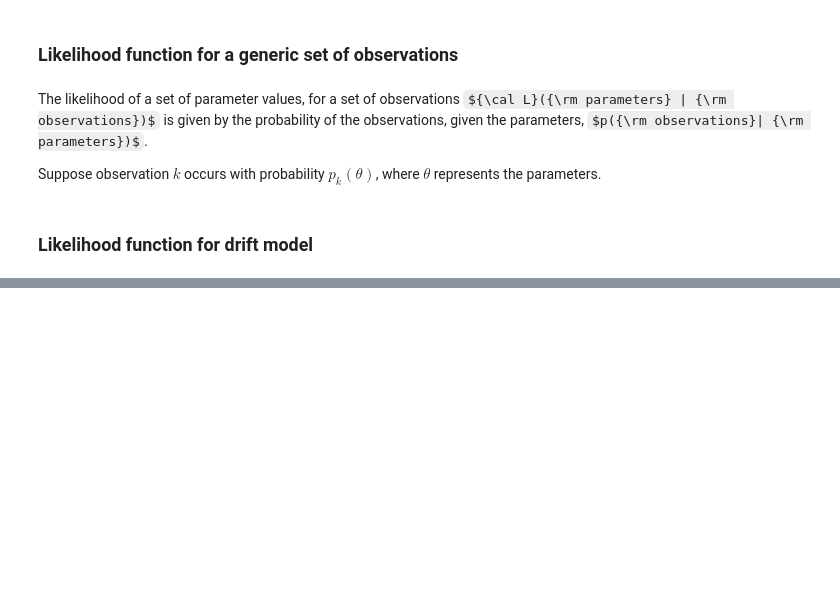
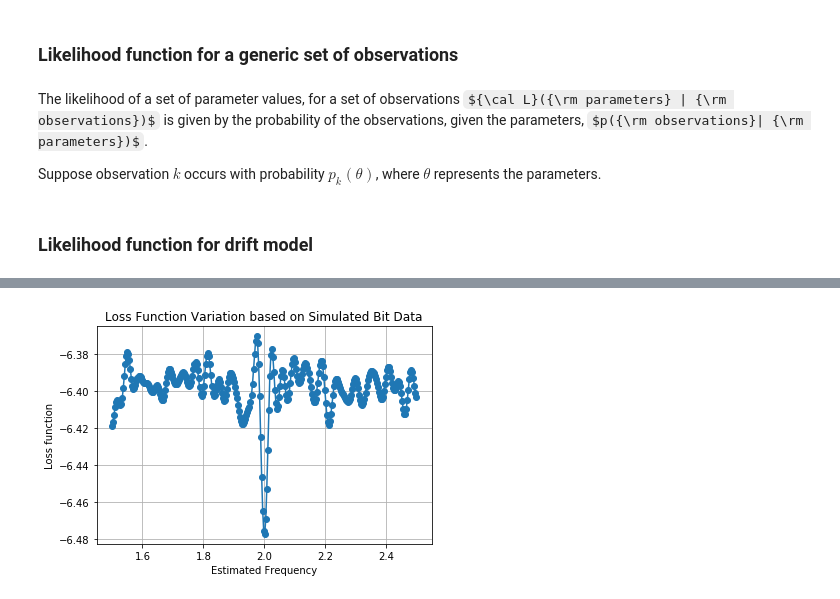
Before and after one commit to garretts-hub/GST_Work, a Jupyter notebook: New_&_Inspired_MLE_for_Oscillating_Probability.ipynb, the cells around one changed output, grey strips where cells are left out. Cells and saved outputs as stored; diff of their text form; code cells hidden in the pictures; some formulas as TeX source; blank space fills up the shorter version.

```diff
--- a/New_&_Inspired_MLE_for_Oscillating_Probability.ipynb
+++ b/New_&_Inspired_MLE_for_Oscillating_Probability.ipynb
@@ -122,0 +132,29 @@ Something is wrong with the scale of the numbers I'm putting in. The only thing
+# %%
+def analytical_loss(t_data, y_data, f_range, a, p):
+    loss_list = []
+    for f in f_range:
+        sum_term = 0
+        for i in range(len(t_data)):
+            t = t_data[i]
+            y = y_data[i]
+            sum_term += (1-y)*(1-p1(t, a, f, p)) + y*p1(t, a, f, p)
+        loss = -np.log(sum_term)
+        loss_list.append(loss)
+    optimal_f_index = loss_list.index(min(loss_list))
+    optimal_f = f_range[optimal_f_index]
+    return loss_list, optimal_f
+
+#generate 0,1 values based on the probability curve created above
+vals = np.random.binomial(1, probs)
+#compute loss list for a range of frequencies
+f_range = np.linspace(1.5, 2.5, 300)
+loss_list, optimal_f = analytical_loss(times, vals, f_range, a, p)
+#plot the loss versus frequency guess
+plt.plot(f_range, loss_list, marker='o')
+plt.xlabel("Estimated Frequency")
+plt.ylabel("Loss function")
+plt.grid()
+plt.title("Loss Function Variation based on Simulated Bit Data")
+plt.show()
+# %% [output]
+[figure, added]
```
Also changed, not shown: parts of 7 cells of this notebook.
